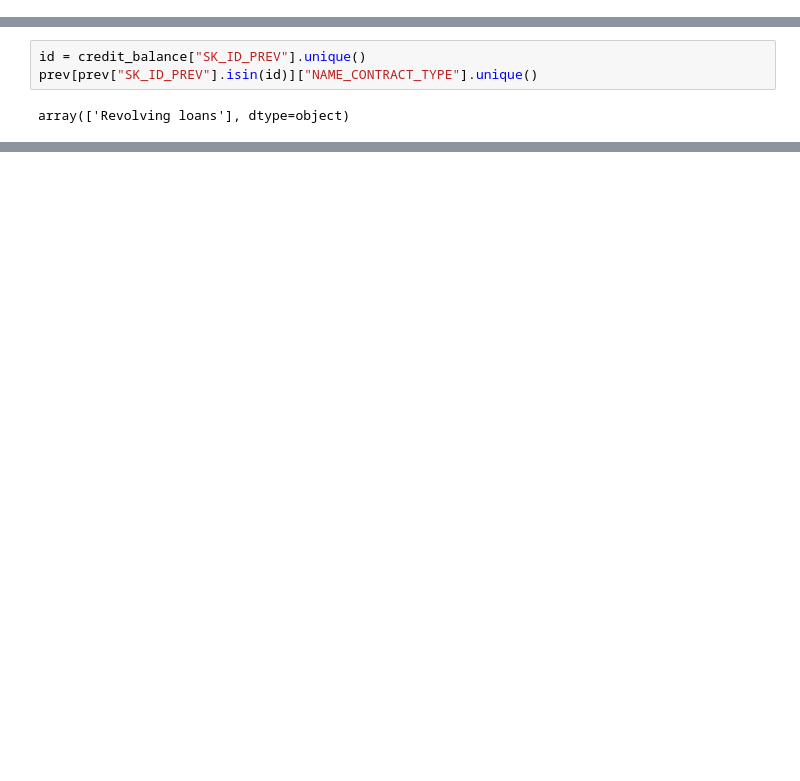
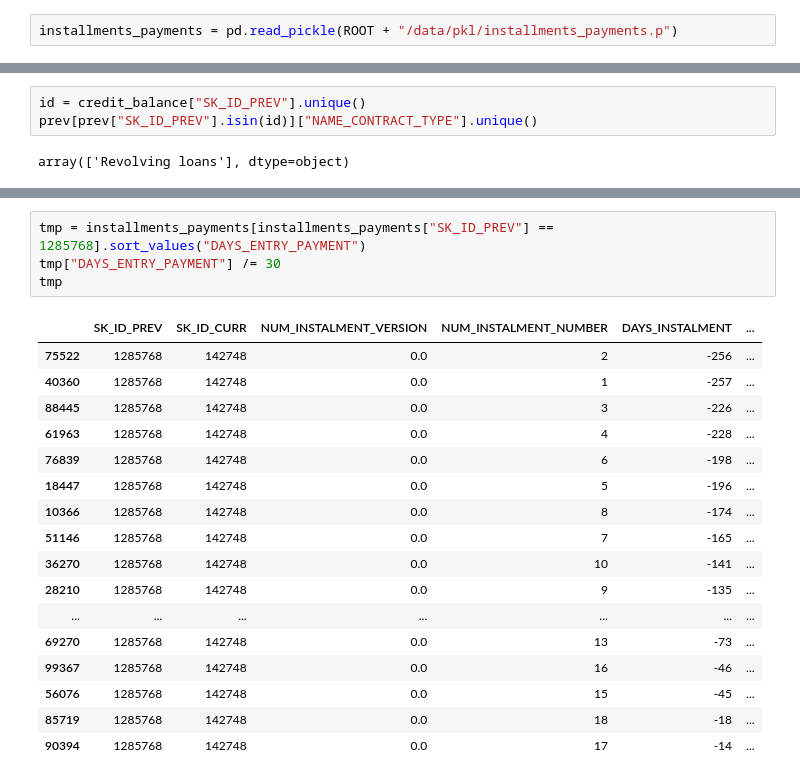
Before and after one commit to nguyenvietkhiemm/home_credit_default_risk, a Jupyter notebook: jupyter/301_EDA_credit_card_balance.ipynb, the cells around one changed output, grey strips where cells are left out. Drawn from its saved outputs; the diff is of its cells as text; blank space fills up the shorter version.

```diff
--- a/jupyter/301_EDA_credit_card_balance.ipynb
+++ b/jupyter/301_EDA_credit_card_balance.ipynb
@@ -37,0 +45,2 @@ credit_balance.head()
+# %%
+installments_payments = pd.read_pickle(ROOT + "/data/pkl/installments_payments.p")
@@ -69,0 +202,22 @@ array(['Revolving loans'], dtype=object)
+# %%
+tmp = installments_payments[installments_payments["SK_ID_PREV"] == 1285768].sort_values("DAYS_ENTRY_PAYMENT")
+tmp["DAYS_ENTRY_PAYMENT"] /= 30
+tmp
+# %% [output]
+|  | SK_ID_PREV | SK_ID_CURR | NUM_INSTALMENT_VERSION | NUM_INSTALMENT_NUMBER | DAYS_INSTALMENT | ... |
+| 75522 | 1285768 | 142748 | 0.0 | 2 | -256 | ... |
+| 40360 | 1285768 | 142748 | 0.0 | 1 | -257 | ... |
+| 88445 | 1285768 | 142748 | 0.0 | 3 | -226 | ... |
+| 61963 | 1285768 | 142748 | 0.0 | 4 | -228 | ... |
+| 76839 | 1285768 | 142748 | 0.0 | 6 | -198 | ... |
+| 18447 | 1285768 | 142748 | 0.0 | 5 | -196 | ... |
+| 10366 | 1285768 | 142748 | 0.0 | 8 | -174 | ... |
+| 51146 | 1285768 | 142748 | 0.0 | 7 | -165 | ... |
+| 36270 | 1285768 | 142748 | 0.0 | 10 | -141 | ... |
+| 28210 | 1285768 | 142748 | 0.0 | 9 | -135 | ... |
+| ... | ... | ... | ... | ... | ... | ... |
+| 69270 | 1285768 | 142748 | 0.0 | 13 | -73 | ... |
+| 99367 | 1285768 | 142748 | 0.0 | 16 | -46 | ... |
+| 56076 | 1285768 | 142748 | 0.0 | 15 | -45 | ... |
+| 85719 | 1285768 | 142748 | 0.0 | 18 | -18 | ... |
+| 90394 | 1285768 | 142748 | 0.0 | 17 | -14 | ... |
```
Also changed, not shown: parts of 28 cells of this notebook, 5 other files.
